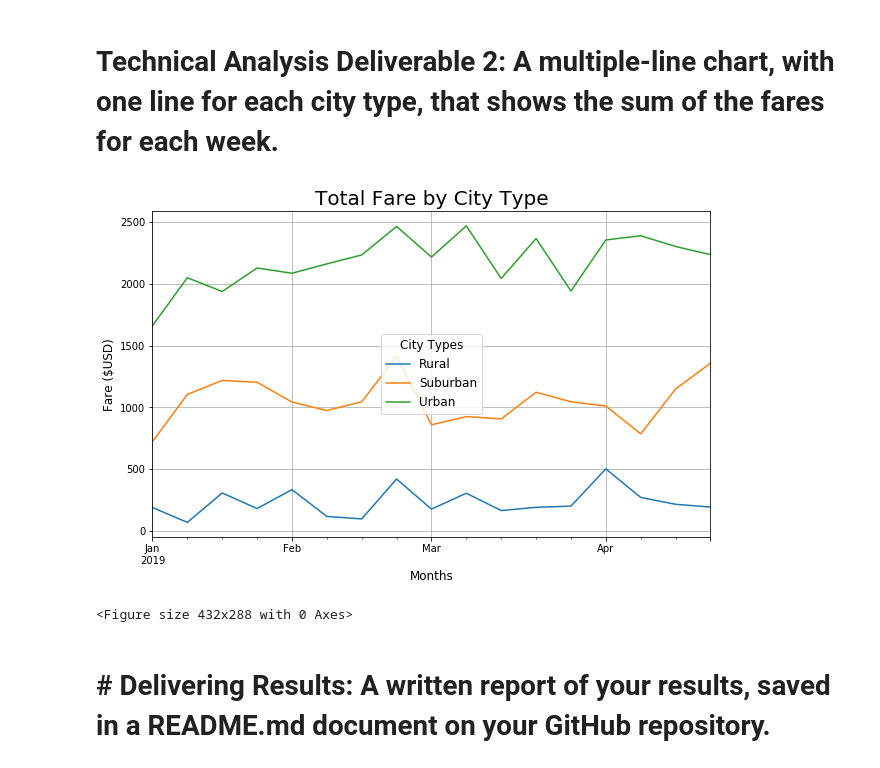
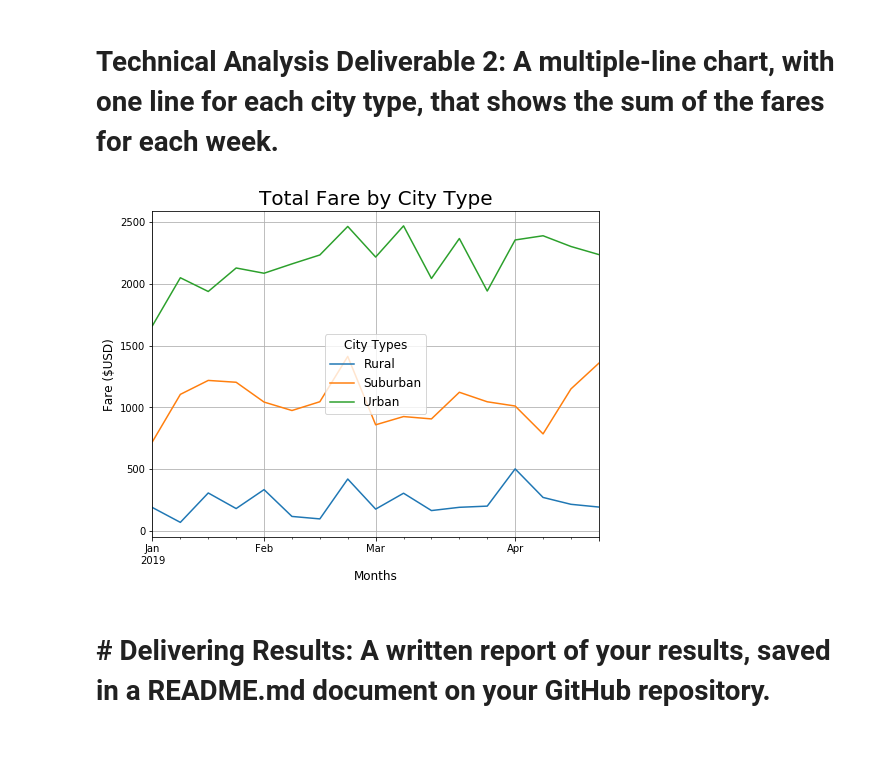
Before and after one commit to rlau929/PyBer_Analysis, a Jupyter notebook: PyBer_Challenge.ipynb, the cells around one changed output. Drawn from its saved outputs; the diff is of its cells as text; code cells hidden in the pictures.

```diff
--- a/PyBer_Challenge.ipynb
+++ b/PyBer_Challenge.ipynb
@@ -263,32 +263,31 @@ resample_date_df
 # %%
 # Challenge: Using the object-oriented interface method,
 # plot the DataFrame you created in Step 9 using the df.plot() function.
-resample_date_df.plot(figsize = (10,6))
+resample_date_df.plot(figsize = (8,6))
 
 # Incorporate the other graph properties
 plt.title("Total Fare by City Type", fontsize=20)
 plt.ylabel("Fare ($USD)", fontsize=12)
 plt.xlabel("Months", fontsize=12)
 plt.grid(True)
 
 # Add the legend.
 plt.legend()
 
 # Edit the legend
 lgnd = plt.legend(fontsize="12", mode="Expanded",
          scatterpoints=1, loc="best", title="City Types")
 lgnd.legendHandles[0]._sizes = [75]
 lgnd.legendHandles[1]._sizes = [75]
 lgnd.legendHandles[2]._sizes = [75]
 lgnd.get_title().set_fontsize(12)
 
+# Save the figure.
+plt.savefig("analysis/Fig8.png")
+
 # Show the plot
 plt.show()
-
-# Save the figure.
-plt.savefig("analysis/Fig8.png")
 # %% [output]
-[figure, old version]
+[figure, new version]
-<Figure size 432x288 with 0 Axes>
 # %% [markdown]
 # # Delivering Results: A written report of your results, saved in a README.md document on your GitHub repository.
```
